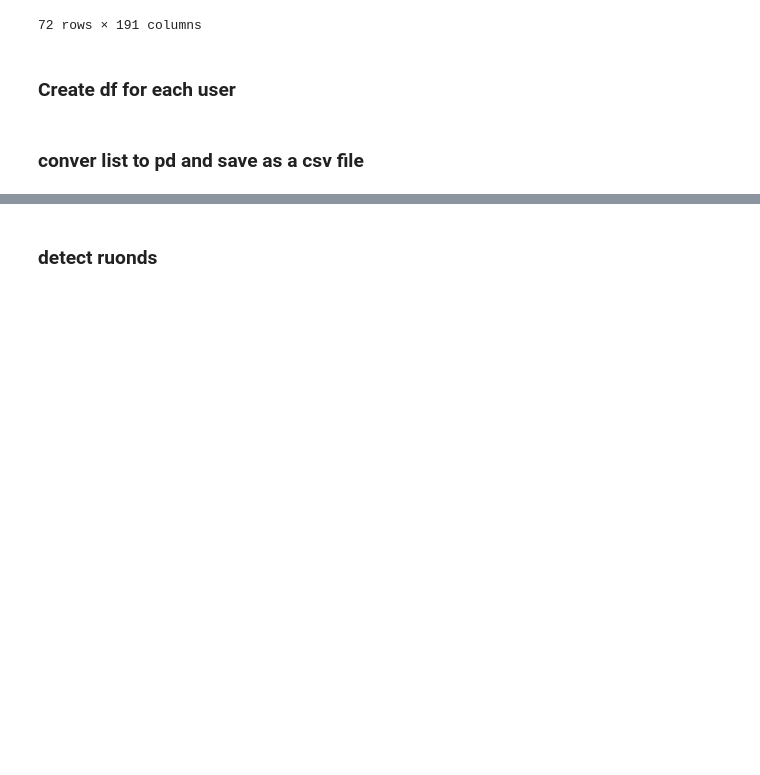
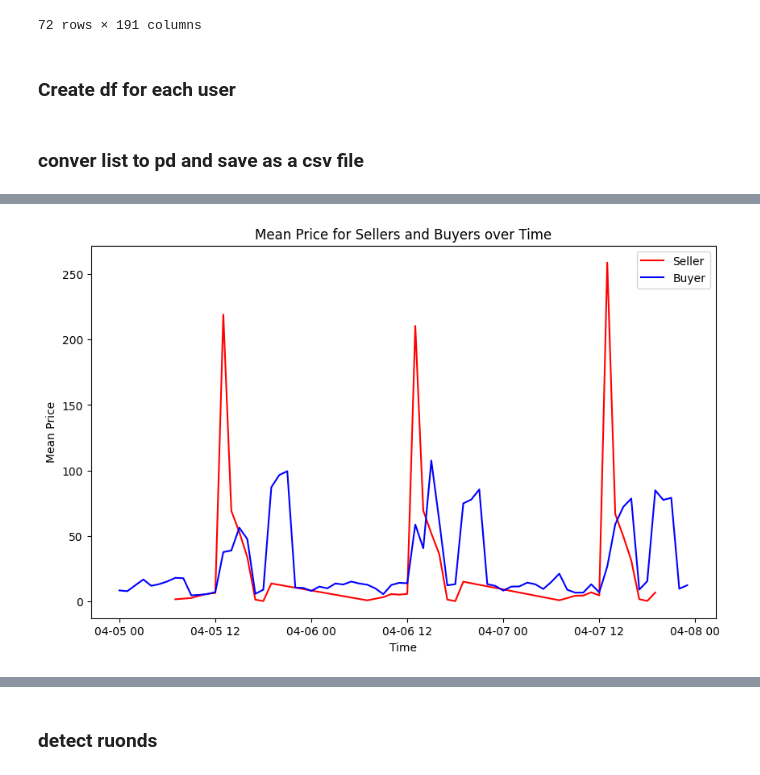
Before and after one commit to erfanara/pymarket-ng, a Jupyter notebook: test.ipynb, the cells around one changed output, grey strips where cells are left out. Saved outputs shown, nothing was run; the diff lists cells and outputs as text; code cells hidden in the pictures; blank space fills up the shorter version.

```diff
--- a/test.ipynb
+++ b/test.ipynb
@@ -86,0 +198,19 @@ df_Type3.to_csv('users_type3.csv', index=False)
+# %%
+import matplotlib.pyplot as plt
+
+# Group by 'Role' and 'time', calculate mean price
+mean_price = full_df.groupby(['Role', 'time'])['Price'].mean().reset_index()
+
+# Plot mean price for sellers and buyers over time
+plt.figure(figsize=(10, 6))
+for role, color in zip(['Seller', 'Buyer'], ['red', 'blue']):
+    subset = mean_price[mean_price['Role'] == role]
+    plt.plot(subset['time'], subset['Price'], color=color, label=role)
+
+plt.title('Mean Price for Sellers and Buyers over Time')
+plt.xlabel('Time')
+plt.ylabel('Mean Price')
+plt.legend()
+plt.show()
+# %% [output]
+[figure, added]
```
Also changed, not shown: parts of 19 cells of this notebook.
